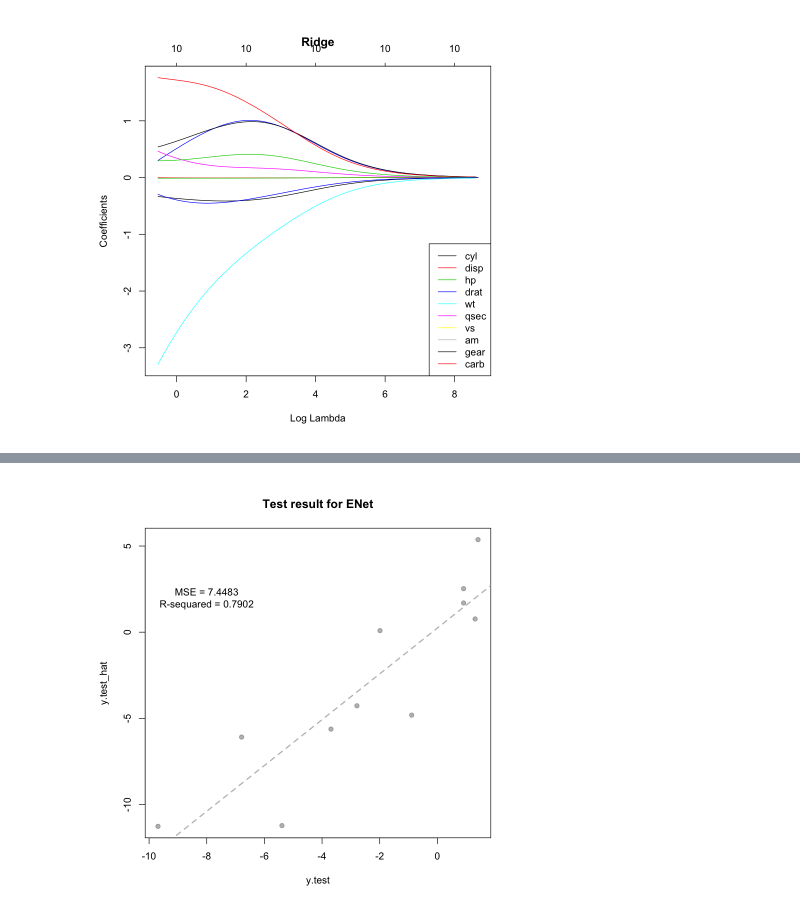
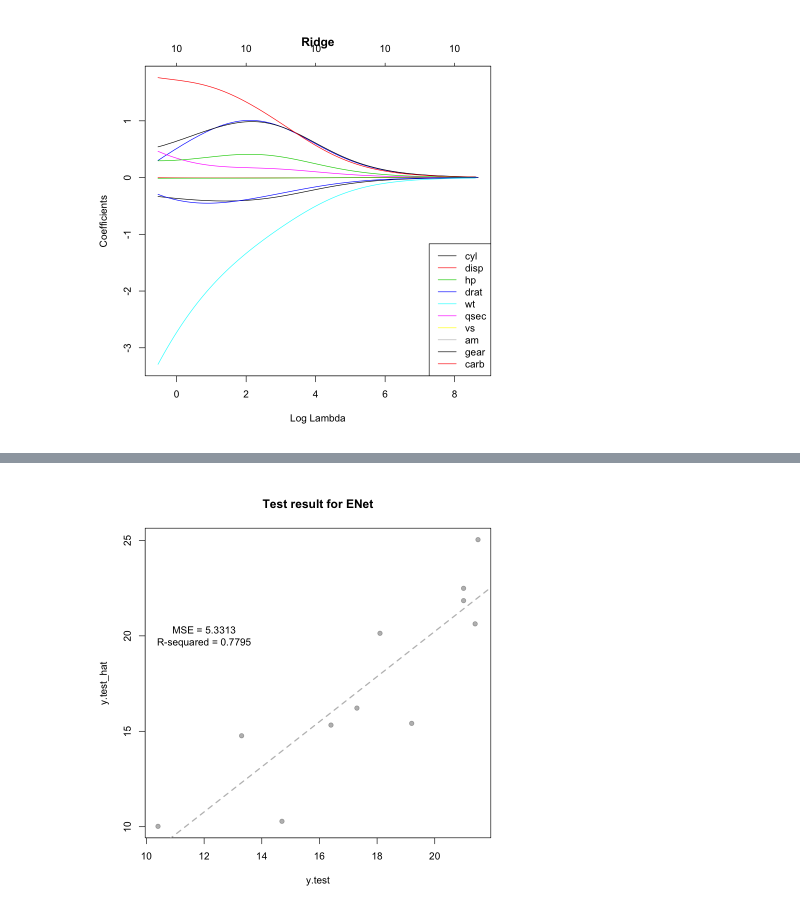
Before and after one commit to Xiaoqizheng/xiaoqizheng.github.io, a Jupyter notebook: machine_learning_by_R/Linear_regression_Regularization.ipynb, the cells around one changed output, grey strips where cells are left out. Saved outputs shown, nothing was run; the diff lists cells and outputs as text; code cells hidden in the pictures.

```diff
--- a/machine_learning_by_R/Linear_regression_Regularization.ipynb
+++ b/machine_learning_by_R/Linear_regression_Regularization.ipynb
@@ -13,3 +7,10 @@ X <- mtcars %>% select(-mpg) %>% as.matrix()
+# %%
+## load data
+data("mtcars")
+
+X <- as.matrix(mtcars[,which(names(mtcars)!="mpg")])
+y <- as.matrix(scale(mtcars[,"mpg"],center = T,scale = T)) # scale y
+y <- mtcars[,"mpg"]
 # %%
 ## select training and test samples
 n <- nrow(X)
@@ -104,3 +107,4 @@ There are two parameters to tune: λ and α. The glmnet package allows to tune
 # %%
-cbind(y.train, X.train)
+dat <- cbind(y.train, X.train)
+head(dat)
 # %% [output]
@@ -130,12 +124,11 @@ train_control <- trainControl(method = "repeatedcv",
                               number = 5,
                               repeats = 5,
                               search = "random",
-                              verboseIter = TRUE)
+                              verboseIter = F)
 
 # Train the model
-dat = mtcars
 elastic_net_model <- train(y.train ~ .,
-                           data = cbind(y.train, X.train),
+                           data = dat,
                            method = "glmnet",
                            preProcess = c("center", "scale"),
                            tuneLength = 25,
@@ -161,11 +139,11 @@ Fitting alpha = 0.479, lambda = 0.698 on full training set
 # %%
 # Check results
 y.test_hat <- predict(elastic_net_model, X.test)
 Rsquare <- cor(y.test, y.test_hat)^2
 MSE <- mean((y.test - y.test_hat)^2)
 
 plot(y.test,y.test_hat,col="#00000050",pch = 19,main = "Test result for ENet")
 abline(lm(y.test_hat~y.test),lty = 2,lwd = 2,col = "gray")
-text(x = -8,y = 2,labels = paste0("MSE = ",round(MSE,4),"\n","R-sequared = ",round(Rsquare,4)))
+text(x = 12,y = 20,labels = paste0("MSE = ",round(MSE,4),"\n","R-sequared = ",round(Rsquare,4)))
 # %% [output]
-[figure, old version]
+[figure, new version]
```
Also changed, not shown: parts of 10 cells of this notebook, 2 other files.
